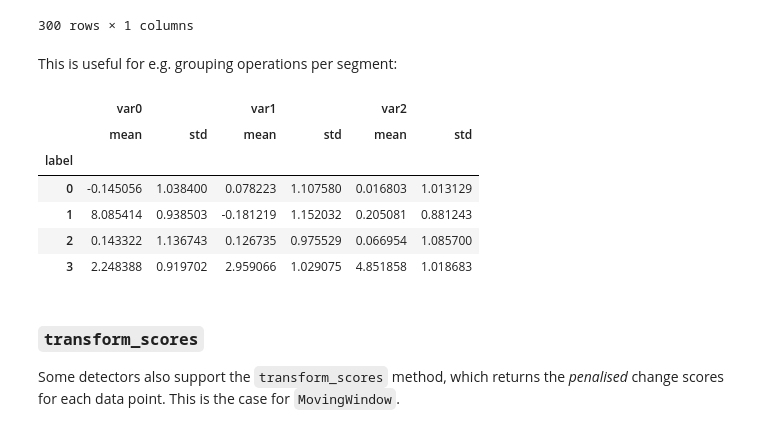
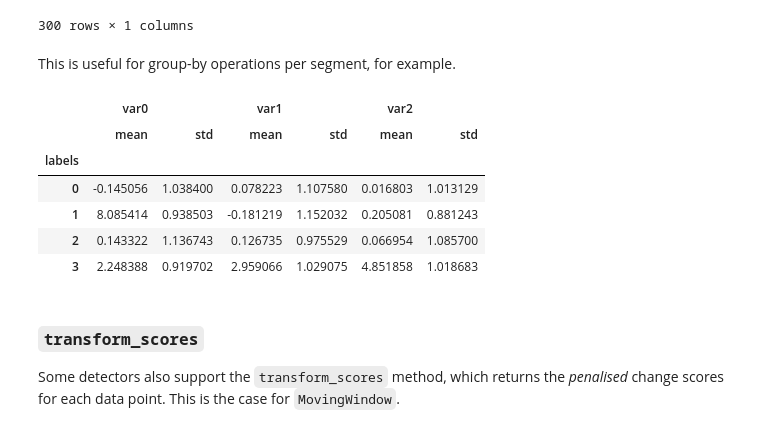
Before and after one commit to NorskRegnesentral/skchange, a Jupyter notebook: docs/source/user_guide/getting_started.ipynb, the cells around one changed output. Cells and saved outputs as stored; diff of their text form; code cells hidden in the pictures.

Commit message:
docs: improve flow in getting_started and add segment anomaly content

```diff
--- a/docs/source/user_guide/getting_started.ipynb
+++ b/docs/source/user_guide/getting_started.ipynb
@@ -40,0 +28,17 @@ Here's an example of a change detector:
+# %%
+import numpy as np
+
+from skchange.datasets import generate_changing_data
+
+n = 300
+changepoints = [100, 140, 220]
+means = [
+    np.array([0.0, 0.0, 0.0]),
+    np.array([8.0, 0.0, 0.0]),
+    np.array([0.0, 0.0, 0.0]),
+    np.array([2.0, 3.0, 5.0]),
+]
+x = generate_changing_data(n, changepoints=changepoints, means=means, random_state=8)
+x.columns = ["var0", "var1", "var2"]
+x.index.name = "time"
+x
@@ -66,17 +105,0 @@ Here are some 3-dimensional Gaussian toy data with four segments with different
-# %%
-import numpy as np
-
-from skchange.datasets import generate_changing_data
-
-n = 300
-cpts = [100, 140, 220]
-means = [
-    np.array([0.0, 0.0, 0.0]),
-    np.array([8.0, 0.0, 0.0]),
-    np.array([0.0, 0.0, 0.0]),
-    np.array([2.0, 3.0, 5.0]),
-]
-x = generate_changing_data(n, changepoints=cpts, means=means, random_state=8)
-x.columns = ["var0", "var1", "var2"]
-x.index.name = "time"
-x
@@ -145,14 +159,13 @@ labels
 # %%
 px.line(labels)
 # %% [markdown]
-This is useful for e.g. grouping operations per segment:
+This is useful for group-by operations per segment, for example.
 # %%
-x["label"] = labels
-x.groupby("label").agg(["mean", "std"])
+x.join(labels).groupby("labels").agg(["mean", "std"])
 # %% [output]
 |  | var0 |  | var1 |  | var2 |  |
 |  | mean | std | mean | std | mean | std |
-| label |  |  |  |  |  |  |
+| labels |  |  |  |  |  |  |
 | 0 | -0.145056 | 1.038400 | 0.078223 | 1.107580 | 0.016803 | 1.013129 |
 | 1 | 8.085414 | 0.938503 | -0.181219 | 1.152032 | 0.205081 | 0.881243 |
 | 2 | 0.143322 | 1.136743 | 0.126735 | 0.975529 | 0.066954 | 1.085700 |
```
Also changed, not shown: parts of 38 cells of this notebook.
